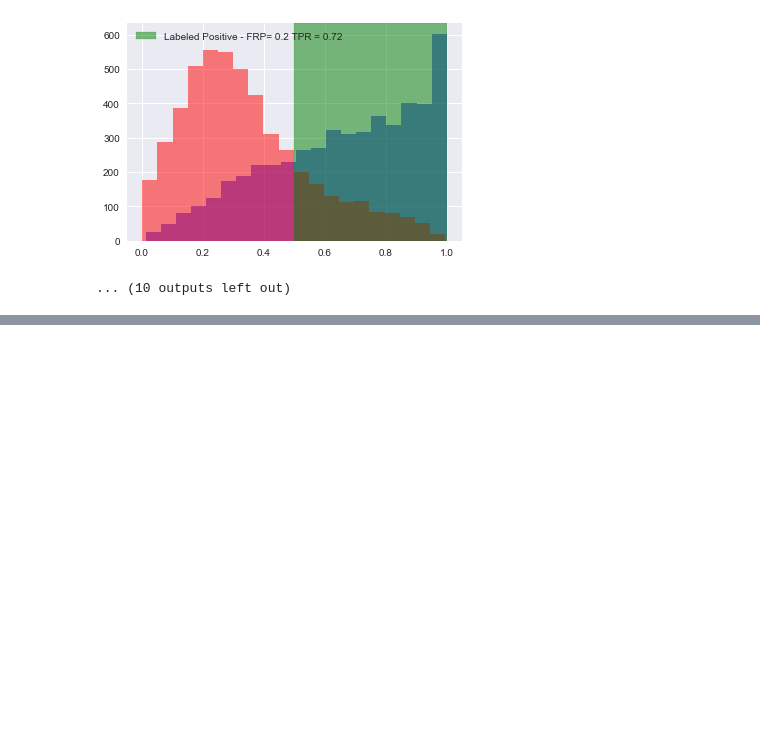
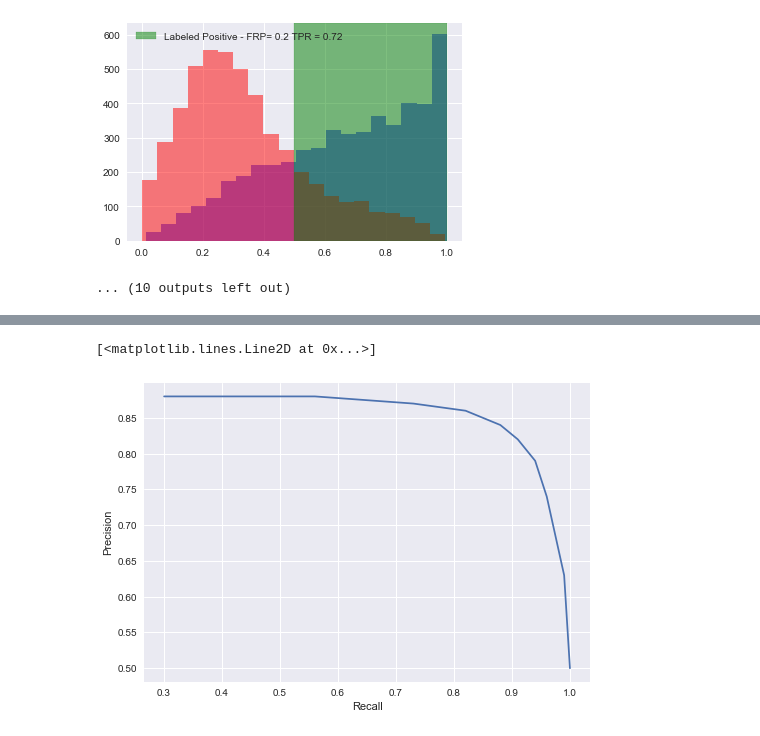
Before and after one commit to doriang102/doriang102.github.io, a Jupyter notebook: notebooks/Classification in Python.ipynb, the cells around one changed output, grey strips where cells are left out. Cells and saved outputs as stored; diff of their text form; code cells hidden in the pictures; blank space fills up the shorter version.

```diff
--- a/notebooks/Classification in Python.ipynb
+++ b/notebooks/Classification in Python.ipynb
@@ -83,0 +171,8 @@ len(df)
+# %%
+
+plt.xlabel('Recall')
+plt.ylabel('Precision')
+plt.plot(recalls,precisions)
+# %% [output]
+[<matplotlib.lines.Line2D at 0x...>]
+[figure, added]
```
Also changed, not shown: parts of 19 cells of this notebook, 13 other files.
